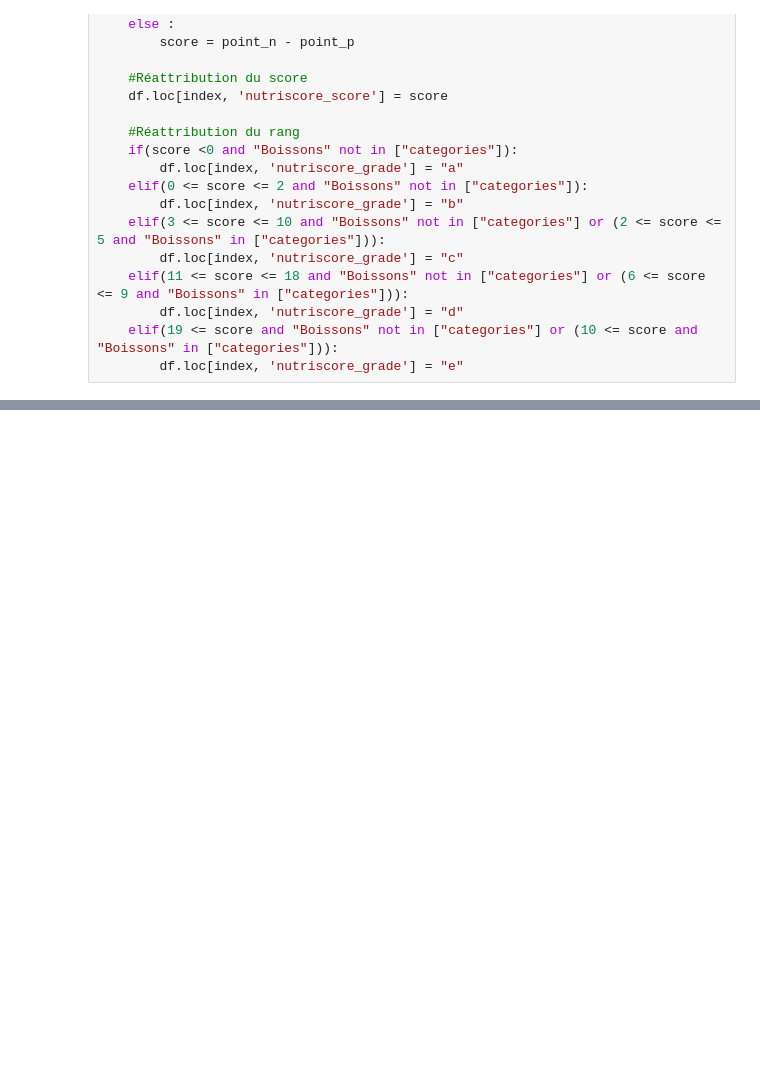
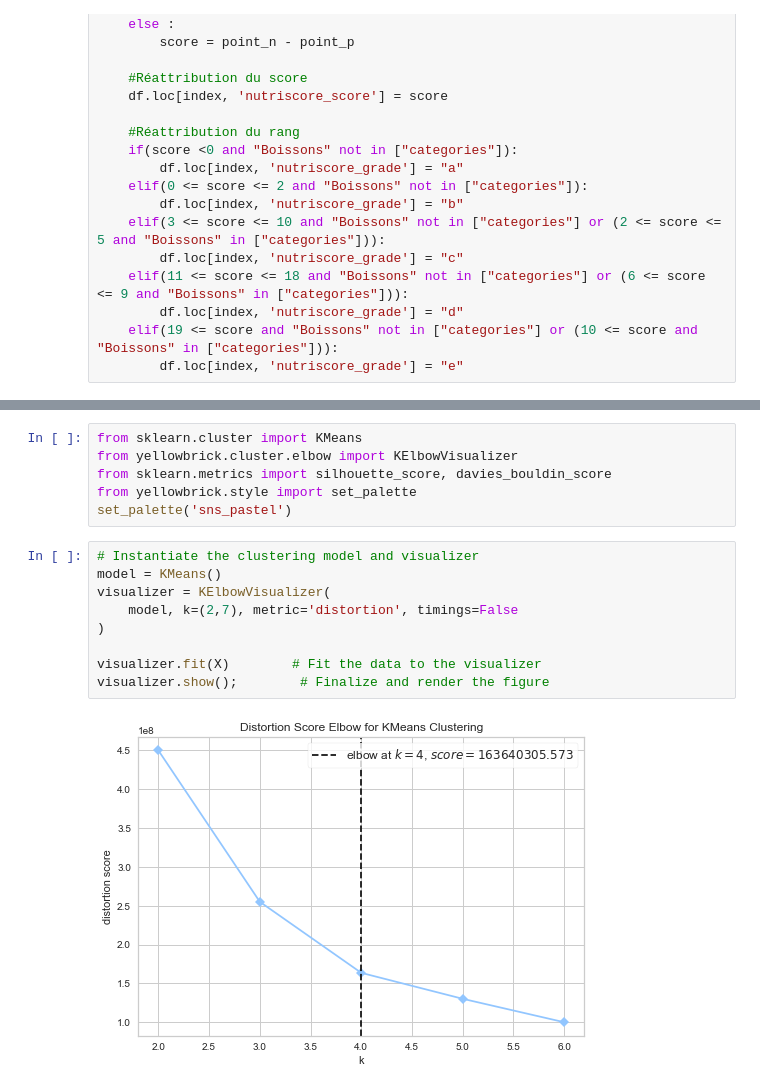
Before and after one commit to anbaut/Application-au-service-de-la-sante-publique, a Jupyter notebook: PSanté_01_notebooknettoyage.ipynb, the cells around one changed output, grey strips where cells are left out. Cells and saved outputs as stored; diff of their text form; blank space fills up the shorter version.

```diff
--- a/PSanté_01_notebooknettoyage.ipynb
+++ b/PSanté_01_notebooknettoyage.ipynb
@@ -334,0 +435,17 @@ print(df["categories"].describe())
+# %%
+from sklearn.cluster import KMeans
+from yellowbrick.cluster.elbow import KElbowVisualizer
+from sklearn.metrics import silhouette_score, davies_bouldin_score
+from yellowbrick.style import set_palette
+set_palette('sns_pastel')
+# %%
+# Instantiate the clustering model and visualizer
+model = KMeans()
+visualizer = KElbowVisualizer(
+    model, k=(2,7), metric='distortion', timings=False
+)
+
+visualizer.fit(X)        # Fit the data to the visualizer
+visualizer.show();        # Finalize and render the figure
+# %% [output]
+[figure, added]
```
Also changed, not shown: parts of 26 cells of this notebook.
